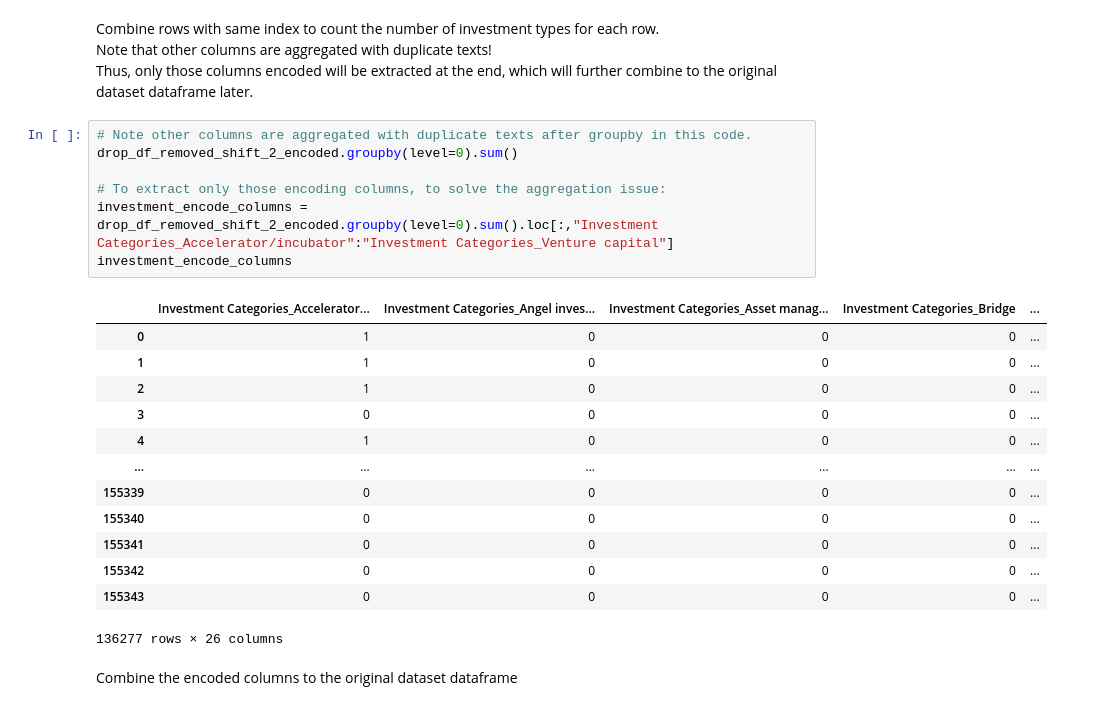
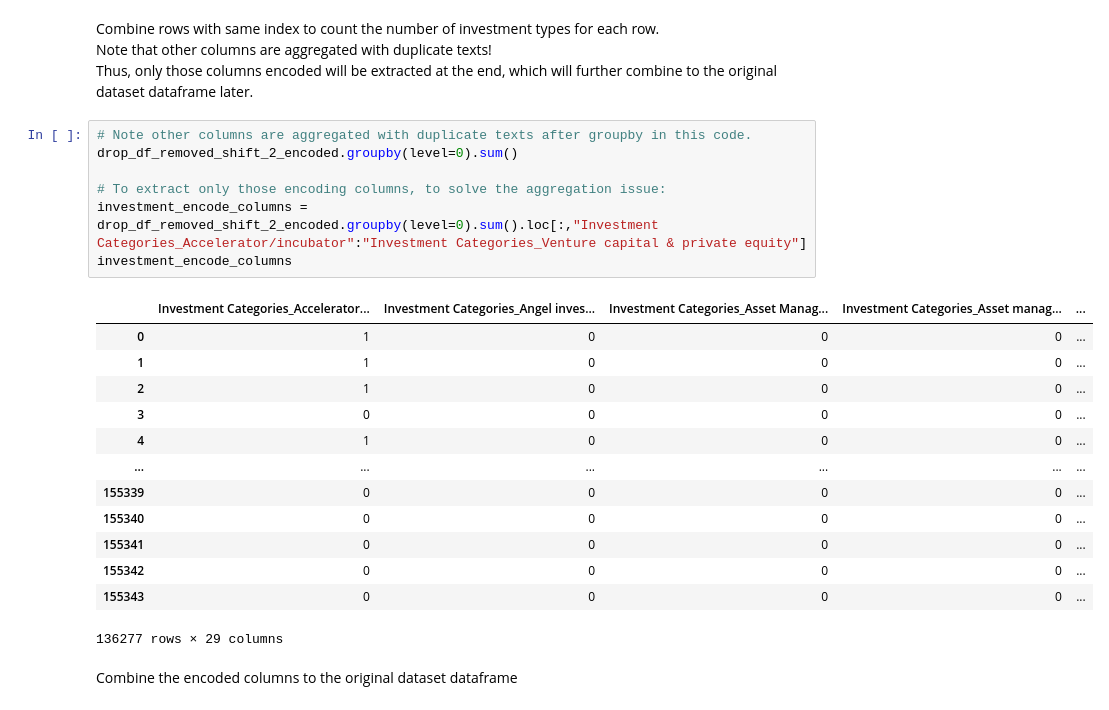
Before and after one commit to Eric-L-cloud/Capstone-Project, a Jupyter notebook: read_parquet_files (1).ipynb, the cells around one changed output. Drawn from its saved outputs; the diff is of its cells as text.

```diff
--- a/read_parquet_files (1).ipynb
+++ b/read_parquet_files (1).ipynb
@@ -781,12 +781,12 @@ Thus, only those columns encoded will be extracted at the end, which will furthe
 # %%
 # Note other columns are aggregated with duplicate texts after groupby in this code.
 drop_df_removed_shift_2_encoded.groupby(level=0).sum()
 
 # To extract only those encoding columns, to solve the aggregation issue:
-investment_encode_columns = drop_df_removed_shift_2_encoded.groupby(level=0).sum().loc[:,"Investment Categories_Accelerator/incubator":"Investment Categories_Venture capital"]
+investment_encode_columns = drop_df_removed_shift_2_encoded.groupby(level=0).sum().loc[:,"Investment Categories_Accelerator/incubator":"Investment Categories_Venture capital & private equity"]
 investment_encode_columns
 # %% [output]
-|  | Investment Categories_Accelerator... | Investment Categories_Angel inves... | Investment Categories_Asset manag... | Investment Categories_Bridge | ... |
+|  | Investment Categories_Accelerator... | Investment Categories_Angel inves... | Investment Categories_Asset Manag... | Investment Categories_Asset manag... | ... |
 | 0 | 1 | 0 | 0 | 0 | ... |
 | 1 | 1 | 0 | 0 | 0 | ... |
 | 2 | 1 | 0 | 0 | 0 | ... |
@@ -798,7 +798,7 @@ investment_encode_columns
 | 155341 | 0 | 0 | 0 | 0 | ... |
 | 155342 | 0 | 0 | 0 | 0 | ... |
 | 155343 | 0 | 0 | 0 | 0 | ... |
-136277 rows × 26 columns
+136277 rows × 29 columns
 # %% [markdown]
 Combine the encoded columns to the original dataset dataframe
 # %%
```
Also changed, not shown: parts of 10 cells of this notebook, 2 other files.
